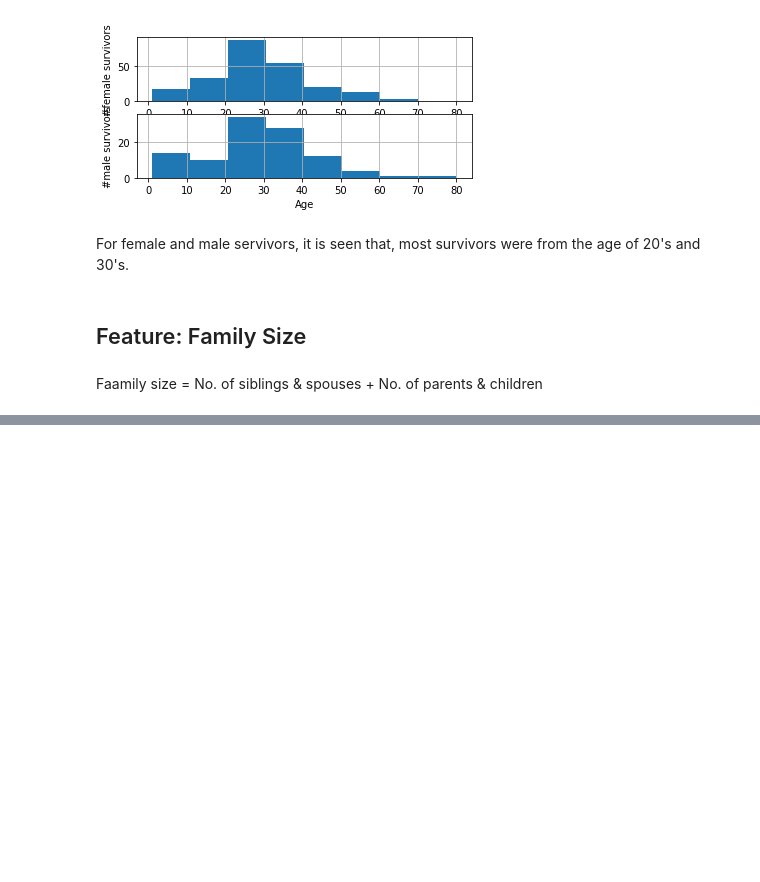
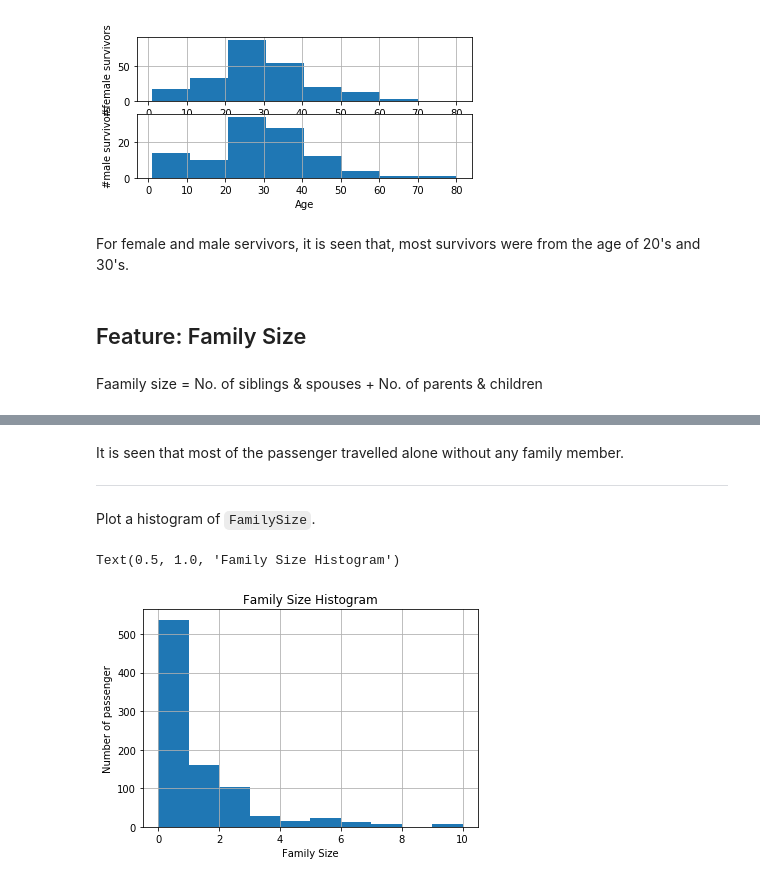
Before and after one commit to MhmdRyhn/kaggle_challenges, a Jupyter notebook: titanic/anlysis/explore.ipynb, the cells around one changed output, grey strips where cells are left out. Cells and saved outputs as stored; diff of their text form; code cells hidden in the pictures; blank space fills up the shorter version.

```diff
--- a/titanic/anlysis/explore.ipynb
+++ b/titanic/anlysis/explore.ipynb
@@ -475,3 +475,7 @@ For female and male servivors, it is seen that, most survivors were from the age
 ## Feature: Family Size
 # %% [markdown]
 Faamily size = No. of siblings & spouses + No. of parents & children
+# %%
+df_train['FamilySize'] = df_train['SibSp'] + df_train['Parch']
+# df_train.head()
+df_train['FamilySize'].value_counts()
@@ -477,0 +493,14 @@ Faamily size = No. of siblings & spouses + No. of parents & children
+# %% [markdown]
+It is seen that most of the passenger travelled alone without any family member.
+
+---
+
+Plot a histogram of `FamilySize`.
+# %%
+df_train['FamilySize'].hist()
+plt.xlabel('Family Size')
+plt.ylabel('Number of passenger')
+plt.title('Family Size Histogram')
+# %% [output]
+Text(0.5, 1.0, 'Family Size Histogram')
+[figure, added]
```
Also changed, not shown: parts of 11 cells of this notebook.
